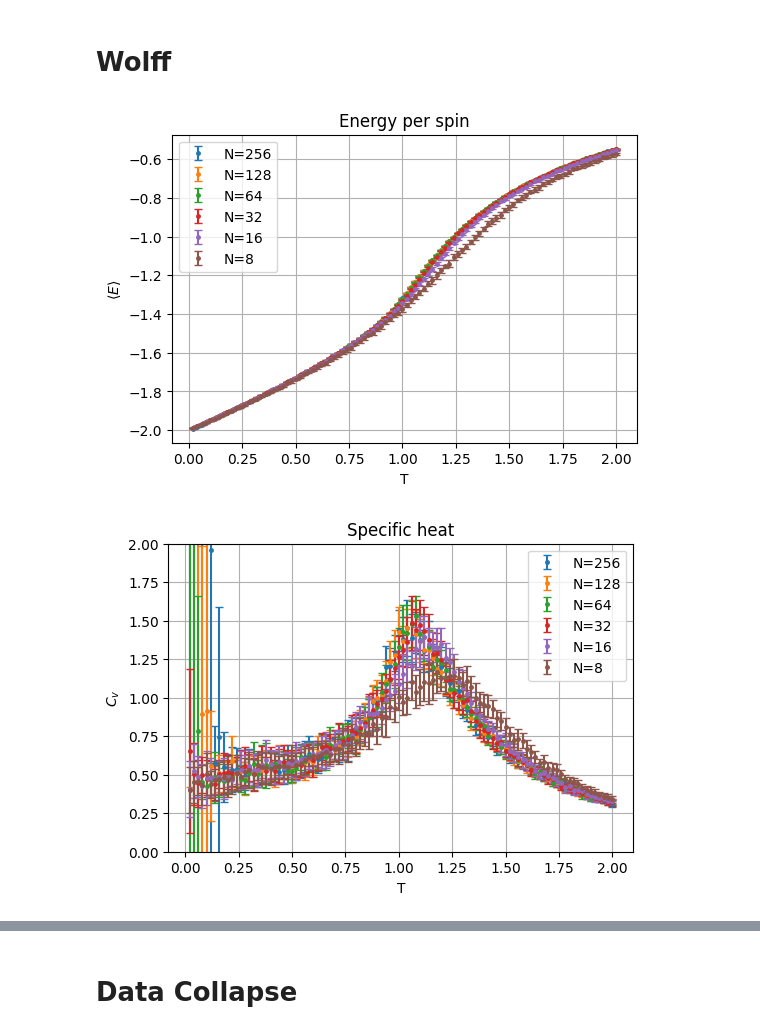
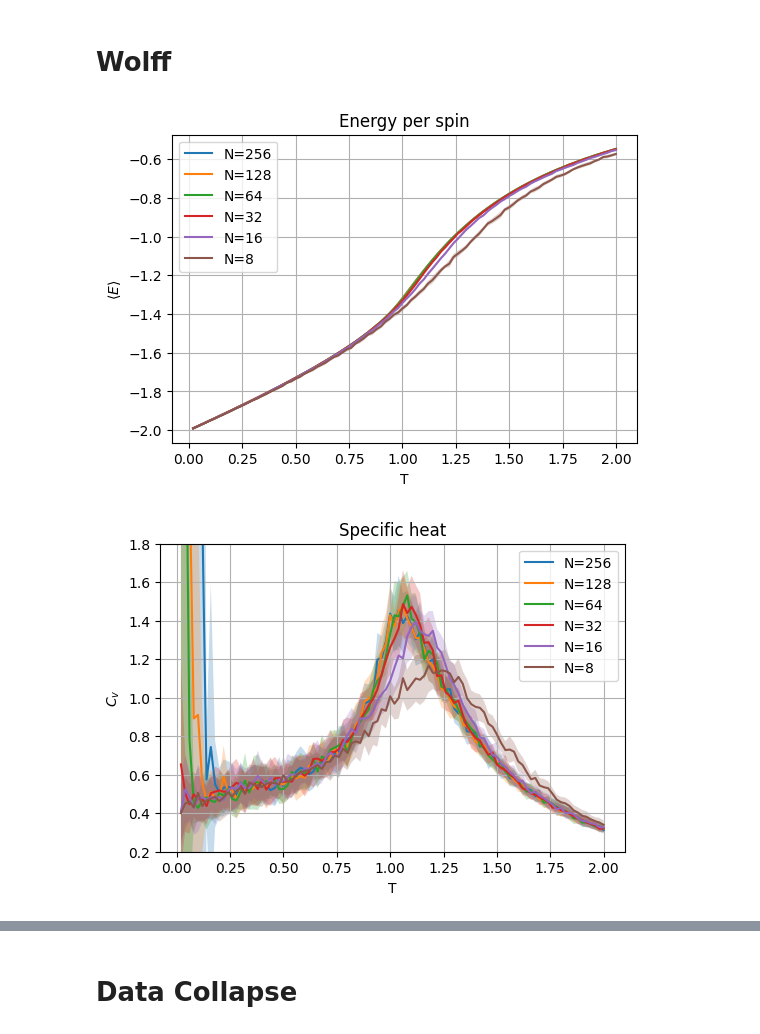
Before and after one commit to Naru-kami/xy-model, a Jupyter notebook: src/plots.ipynb, the cells around one changed output, grey strips where cells are left out. Saved outputs shown, nothing was run; the diff lists cells and outputs as text; code cells hidden in the pictures.

```diff
--- a/src/plots.ipynb
+++ b/src/plots.ipynb
@@ -66,12 +69,15 @@ plt.tight_layout()
 plt.title("Specific heat")
 
 for i, c in enumerate(Metropolis.C):
-    plt.errorbar(T, c.mean(axis=0), c.std(axis=0), markersize=5, marker=".", linestyle='', capsize=3, label=f"N={gridSizes[i]}")
+    # plt.errorbar(T, c.mean(axis=0), c.std(axis=0), markersize=5, marker=".", linestyle='', capsize=3, label=f"N={gridSizes[i]}")
+    plt.plot(T, c.mean(axis=0), label=f"N={gridSizes[i]}")
+    plt.fill_between(T, c.mean(axis=0) - c.std(axis=0), c.mean(axis=0) + c.std(axis=0), alpha=0.25)
 
 # plt.ylim([0, 10])
 plt.legend()
 plt.xlabel("T")
 plt.ylabel(r"$C_v$")
 plt.grid()
+# plt.savefig("../figs/Metropolis_C.pdf")
 plt.show()
 # %% [output]
@@ -82,11 +88,14 @@ plt.tight_layout()
 plt.title("Average magnetization")
 
 for i, m in enumerate(Metropolis.M):
-    plt.errorbar(T, m.mean(axis=0), m.std(axis=0), markersize=5, marker=".", linestyle='', capsize=3, label=f"N={gridSizes[i]}")
+    # plt.errorbar(T, m.mean(axis=0), m.std(axis=0), markersize=5, marker=".", linestyle='', capsize=3, label=f"N={gridSizes[i]}")
+    plt.plot(T, m.mean(axis=0), label=f"N={gridSizes[i]}")
+    plt.fill_between(T, m.mean(axis=0) - m.std(axis=0), m.mean(axis=0) + m.std(axis=0), alpha=0.25)
 
 plt.legend()
 plt.xlabel("T")
 plt.ylabel(r"$\langle M \rangle$")
 plt.grid()
+# plt.savefig("../figs/Metropolis_M.pdf")
 plt.show()
 # %% [output]
@@ -97,11 +106,14 @@ plt.tight_layout()
 plt.title("Susceptibility")
 
 for i, x in enumerate(Metropolis.X):
-    plt.errorbar(T, x.mean(axis=0), x.std(axis=0), markersize=5, marker=".", linestyle='', capsize=3, label=f"N={gridSizes[i]}")
+    # plt.errorbar(T, x.mean(axis=0), x.std(axis=0), markersize=5, marker=".", linestyle='', capsize=3, label=f"N={gridSizes[i]}")
+    plt.plot(T, x.mean(axis=0), label=f"N={gridSizes[i]}")
+    plt.fill_between(T, x.mean(axis=0) - x.std(axis=0), x.mean(axis=0) + x.std(axis=0), alpha=0.25)
 
 plt.legend()
 plt.xlabel("T")
 plt.ylabel(r"$\chi$")
 plt.grid()
+# plt.savefig("../figs/Metropolis_X.pdf")
 plt.show()
 # %% [output]
@@ -114,31 +126,37 @@ plt.tight_layout()
 plt.title("Energy per spin")
 
 for i,e in enumerate(Wolff.E):
-    plt.errorbar(T, e.mean(axis=0), e.std(axis=0), markersize=5, marker=".", linestyle='', capsize=3, label=f"N={gridSizes[i]}")
+    # plt.errorbar(T, e.mean(axis=0), e.std(axis=0), markersize=5, marker=".", linestyle='', capsize=3, label=f"N={gridSizes[i]}")
+    plt.plot(T, e.mean(axis=0), label=f"N={gridSizes[i]}")
+    plt.fill_between(T, e.mean(axis=0) - e.std(axis=0), e.mean(axis=0) + e.std(axis=0), alpha=0.25)
 
 plt.legend()
 plt.xlabel("T")
 plt.ylabel(r"$\langle E \rangle$")
 plt.grid()
+# plt.savefig("../figs/Wolff_E.pdf")
 plt.show()
 # %% [output]
-[figure, old version]
+[figure, new version]
 # %%
 plt.figure(figsize=(6,4))
 plt.tight_layout()
 plt.title("Specific heat")
 
 for i, c in enumerate(Wolff.C):
-    plt.errorbar(T, c.mean(axis=0), c.std(axis=0), markersize=5, marker=".", linestyle='', capsize=3, label=f"N={gridSizes[i]}")
+    # plt.errorbar(T, c.mean(axis=0), c.std(axis=0), markersize=5, marker=".", linestyle='', capsize=3, label=f"N={gridSizes[i]}")
+    plt.plot(T, c.mean(axis=0), label=f"N={gridSizes[i]}")
+    plt.fill_between(T, c.mean(axis=0) - c.std(axis=0), c.mean(axis=0) + c.std(axis=0), alpha=0.25)
 
-plt.ylim([0, 2])
+plt.ylim([0.2, 1.8])
 plt.legend()
 plt.xlabel("T")
 plt.ylabel(r"$C_v$")
 plt.grid()
+# plt.savefig("../figs/Wolff_C.pdf")
 plt.show()
 # %% [output]
-[figure, old version]
+[figure, new version]
 # %%
 plt.figure(figsize=(6,4))
 plt.tight_layout()
```
Also changed, not shown: parts of 13 cells of this notebook, 20 other files.
